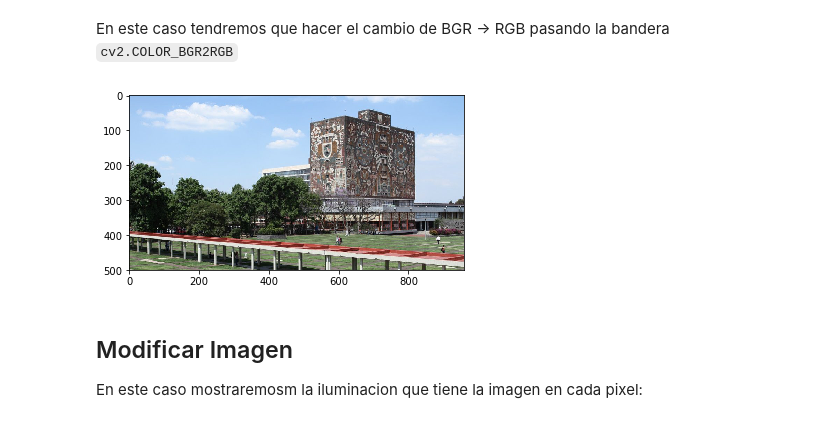
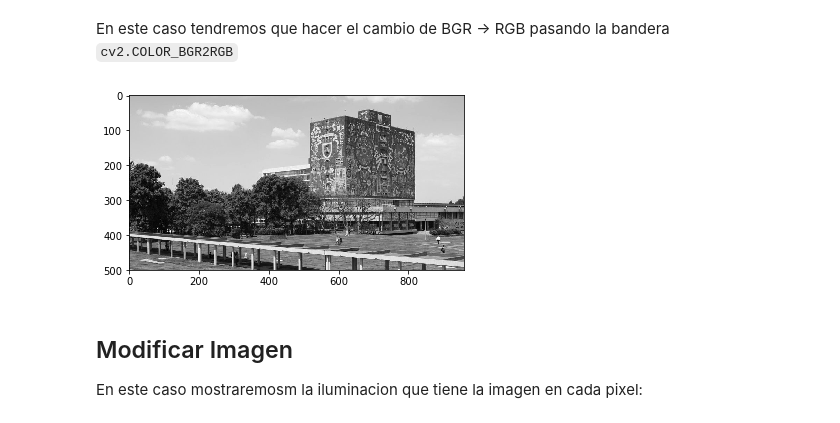
Before and after one commit to juanpflores/Computer-Vision, a Jupyter notebook: Tarea 1 - Cargar Imagen.ipynb, the cells around one changed output. Drawn from its saved outputs; the diff is of its cells as text; code cells hidden in the pictures.

```diff
--- a/Tarea 1 - Cargar Imagen.ipynb
+++ b/Tarea 1 - Cargar Imagen.ipynb
@@ -13,7 +13,7 @@ from matplotlib import pyplot as plt
 ## Cargamos la Imagen
 Cargamos la imagen objetivo utilizando `opencv`. Aun si el path a la imagen es incorrecto este comando se ejecuta aunque el tipo de la variable `img` sera `Nonetype`.
 # %%
-img = cv2.imread(r'./imagenes/unam.jpg')
+img = cv2.imread(r'./imagenes/unam.jpg', 0)
 # %%
 type(img)
 # %% [output]
@@ -39,10 +39,10 @@ En este caso tendremos que hacer el cambio de BGR -> RGB pasando la bandera `cv2
 # %%
 destRGB = cv2.cvtColor(img, cv2.COLOR_BGR2RGB)
 # %%
-plt.imshow(destRGB)
+plt.imshow(img, cmap=plt.get_cmap('gray'))
 plt.show()
 # %% [output]
-[figure, old version]
+[figure, new version]
 # %% [markdown]
 ## Modificar Imagen
 En este caso mostraremosm la iluminacion que tiene la imagen en cada pixel:
```
Also changed, not shown: parts of 8 cells of this notebook.
